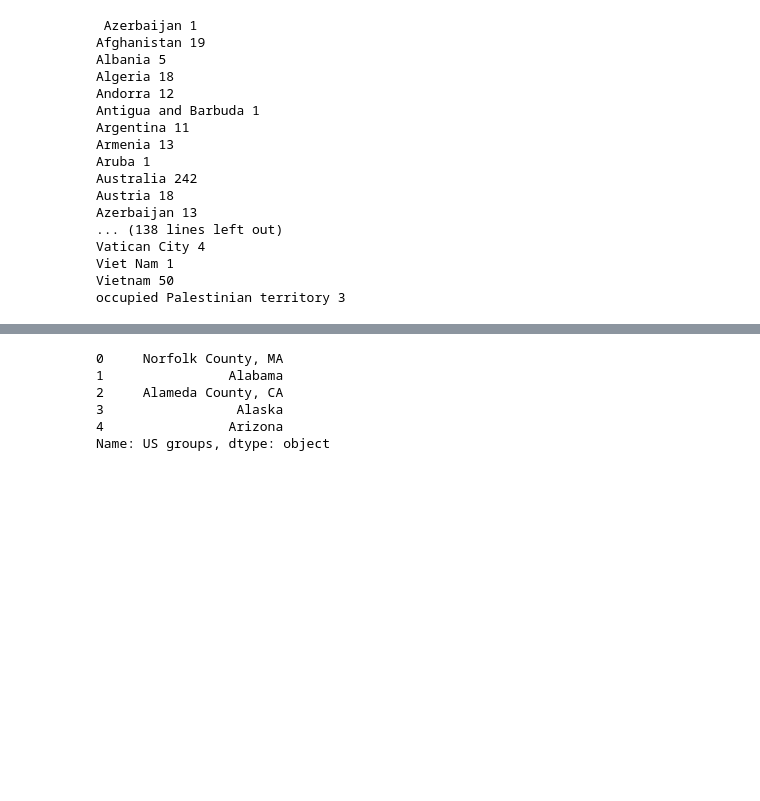
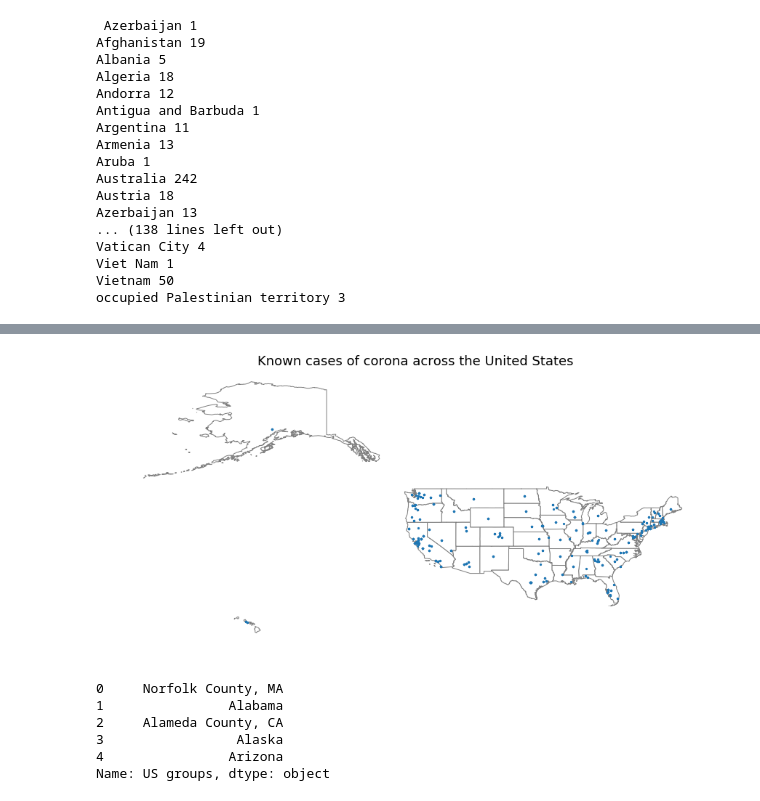
Before and after one commit to eytanohana/COVID-19, a Jupyter notebook: Data Exploration.ipynb, the cells around one changed output, grey strips where cells are left out. Saved outputs shown, nothing was run; the diff lists cells and outputs as text; code cells hidden in the pictures; blank space fills up the shorter version.

Commit message:
Plot map of US

```diff
--- a/Data Exploration.ipynb
+++ b/Data Exploration.ipynb
@@ -146,3 +147,6 @@ Vatican City 4
 Viet Nam 1
 Vietnam 50
 occupied Palestinian territory 3
+# %%
+US = df[df['Country/Region']  == 'US']
+US
@@ -148,0 +167,4 @@ occupied Palestinian territory 3
+# %%
+US = gpd.GeoDataFrame(US, geometry=gpd.points_from_xy(US['Longitude'], US['Latitude']))
+US.crs = {'init' :'epsg:4326'}
+US
@@ -148,0 +185,4 @@ occupied Palestinian territory 3
+# %%
+# world = gpd.read_file(gpd.datasets.get_path('naturalearth_lowres'))
+us_states = gpd.read_file('US_map.json')
+us_states.tail()
@@ -148,0 +196,3 @@ occupied Palestinian territory 3
+# %%
+us_states = us_states[us_states['NAME'].isin(['Puerto Rico']) == False]
+us_states.tail()
@@ -149 +206,10 @@ occupied Palestinian territory 3
+# %%
+ax = us_states.plot(figsize=(20,7), color='white', edgecolor='gray')
+ax.set_xlim([-185, -60])
+ax.set_title('Known cases of corona across the United States', fontsize=18)
+ax.set_axis_off()
+US.plot(ax=ax, markersize=5)
+plt.show()
+# %% [output]
+[figure, added]
 # %%
```
Also changed, not shown: parts of 6 cells of this notebook, 1 other file.
